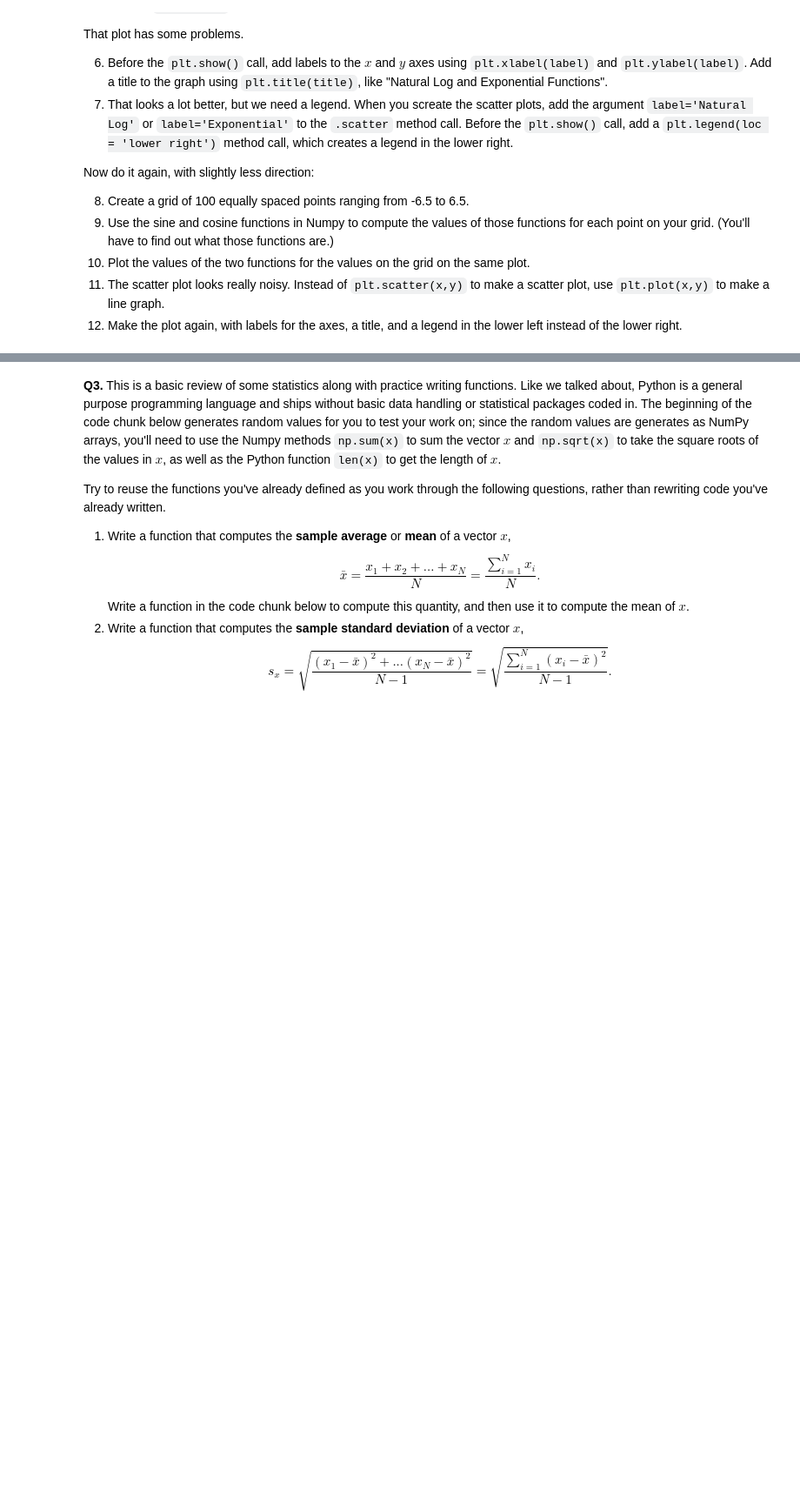
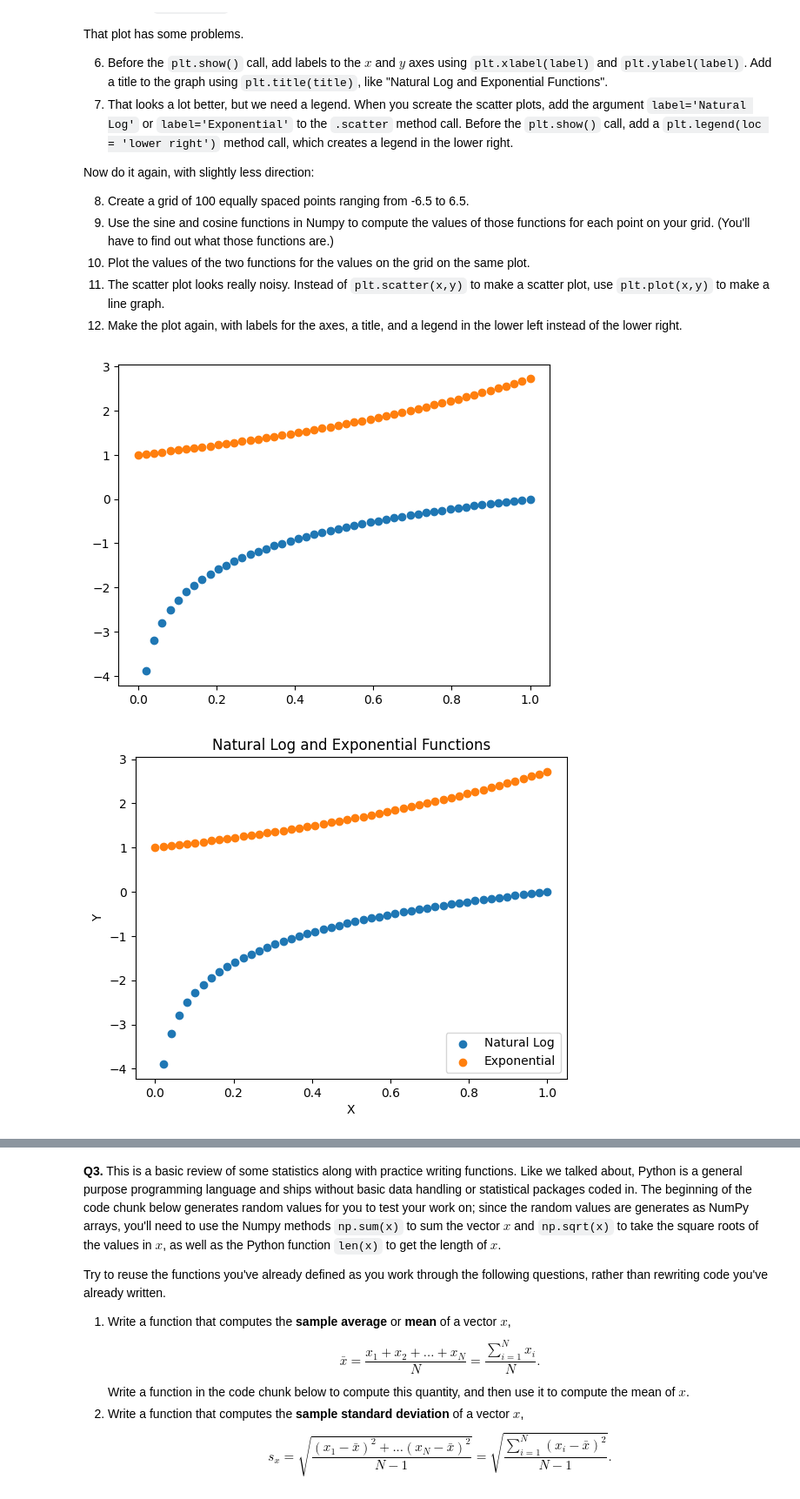
Before and after one commit to ananya-balach/copy-of-DS3001-SP26, a Jupyter notebook: programming/assignment/assignment_programming.ipynb, the cells around one changed output, grey strips where cells are left out. Shown at 87% size. Drawn from its saved outputs; the diff is of its cells as text; code cells hidden in the pictures; blank space fills up the shorter version.

```diff
--- a/programming/assignment/assignment_programming.ipynb
+++ b/programming/assignment/assignment_programming.ipynb
@@ -35,47 +37,52 @@ Now do it again, with slightly less direction:
 # %%
 import numpy as np
 import matplotlib.pyplot as plt
 
-gridfifty = np.linspace(0,1,50)
+gridfifty = np.linspace(0, 1, 50)
 y = np.log(gridfifty)
 z = np.exp(gridfifty)
-plt.scatter(gridfifty,y)
-plt.scatter(gridfifty,z)
+plt.scatter(gridfifty, y)
+plt.scatter(gridfifty, z)
 
 plt.show()
 
 plt.scatter(gridfifty,y, label ='Natural Log')
 plt.scatter(gridfifty,z, label='Exponential')
 plt.xlabel("X")
 plt.ylabel("Y")
 plt.legend(loc='lower right')
 plt.title('Natural Log and Exponential Functions')
+
 plt.show()
 
-# Parts 8, 9
-x = np.linspace(-6.5,6.5,100)
-y = np.sin(x)
-z = np.cos(x)
-plt.scatter(x,y)
-plt.scatter(x,z)
+
+gridnew = np.linspace(-6.5 ,6.5 ,100 )
+y = np.sin(gridnew)
+z = np.cos(gridnew)
+plt.scatter(gridnew, y)
+plt.scatter(gridnew, z)
+
 plt.show()
 
-# Part 11
-x = np.linspace(-6.5,6.5,100)
-y = np.sin(x)
-z = np.cos(x)
-plt.plot(x,y, label ='Sine')
-plt.plot(x,z, label='Cosine')
+gridnew2 = np.linspace(-6.5 ,6.5 ,100 )
+y2 = np.sin(gridnew2)
+z2 = np.cos(gridnew2)
+plt.plot(gridnew2, y2, label ='Sine')
+plt.plot(gridnew2, z2, label='Cosine')
+
 plt.show()
 
-# Part 12
-x = np.linspace(-6.5,6.5,100)
-y = np.sin(x)
-z = np.cos(x)
-plt.plot(x,y, label ='Sine')
-plt.plot(x,z, label='Cosine')
+gridnew3 = np.linspace(-6.5 ,6.5 ,100 )
+y3 = np.sin(gridnew3)
+z3 = np.cos(gridnew3)
+plt.plot(gridnew3,y3, label ='Sine')
+plt.plot(gridnew3,z3, label='Cosine')
 plt.xlabel("X")
 plt.ylabel("Y")
 plt.legend(loc='lower left')
 plt.title('Sine and Cosine')
+
 plt.show()
+# %% [output]
+[figure, added]
+[figure, added]
```
Also changed, not shown: parts of 2 cells of this notebook.
